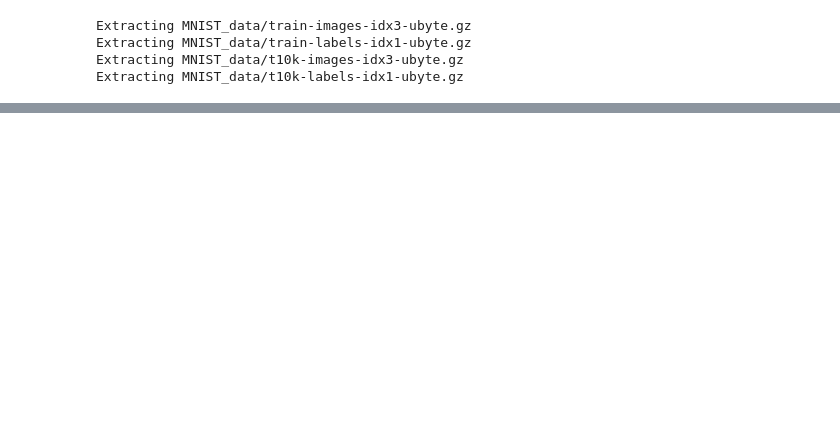
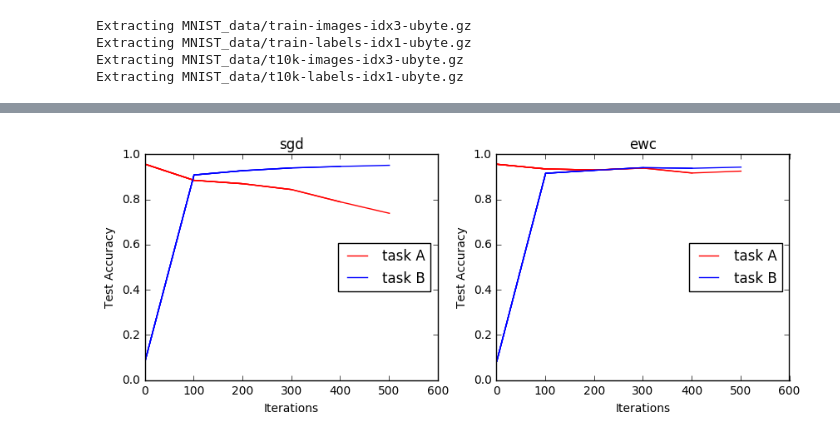
Before and after one commit to jeffshih/EWC, a Jupyter notebook: ConvTest.ipynb, the cells around one changed output, grey strips where cells are left out. Drawn from its saved outputs; the diff is of its cells as text; code cells hidden in the pictures; blank space fills up the shorter version.

```diff
--- a/ConvTest.ipynb
+++ b/ConvTest.ipynb
@@ -244,0 +291,5 @@ KeyboardInterrupt:
+# %%
+model.star()
+train_task(model, 600, 100,sess, mnist2, [mnist, mnist2], x, y_, lams=[0, 15])
+# %% [output]
+[figure, added]
```
Also changed, not shown: parts of 12 cells of this notebook.
